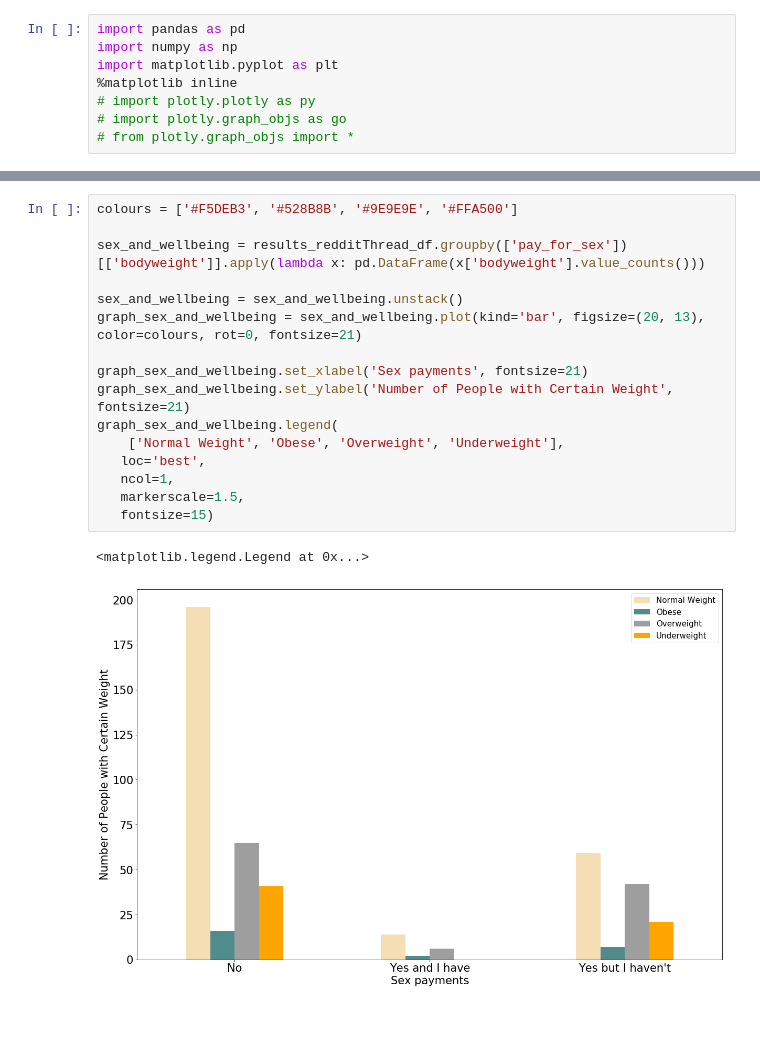
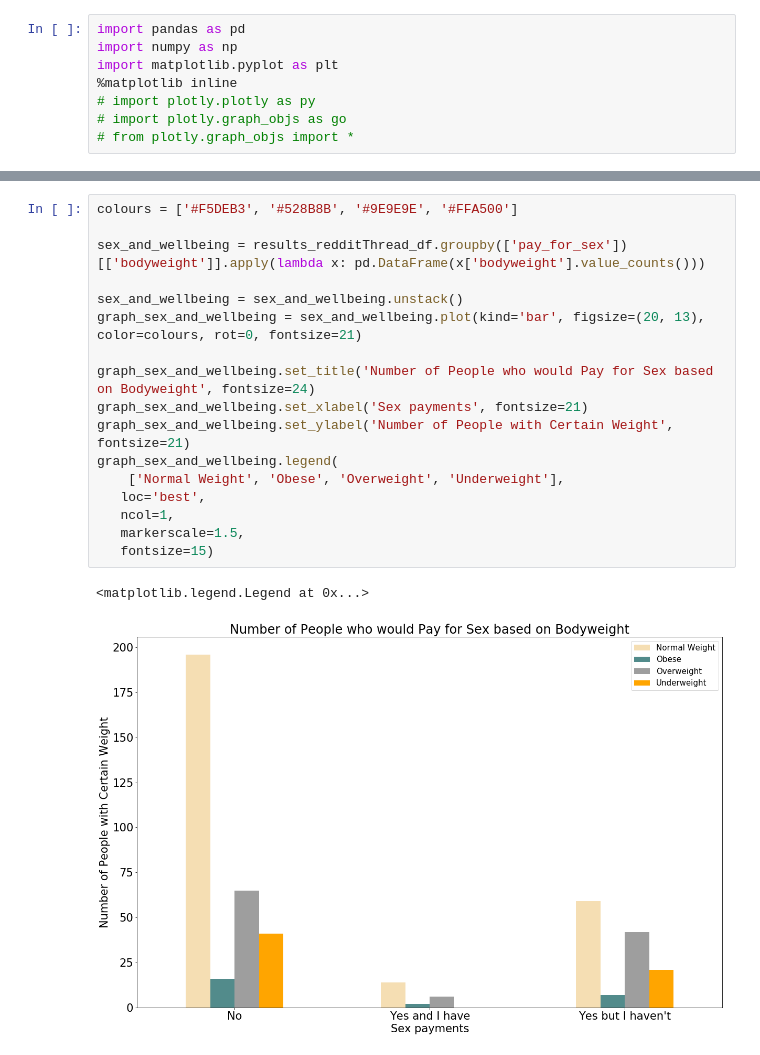
Before and after one commit to crushdig/Data-Science-In-Practice-Project, a Jupyter notebook: LB_project/notebooks/results/200_RQ2.ipynb, the cells around one changed output, grey strips where cells are left out. Drawn from its saved outputs; the diff is of its cells as text; blank space fills up the shorter version.

```diff
--- a/LB_project/notebooks/results/200_RQ2.ipynb
+++ b/LB_project/notebooks/results/200_RQ2.ipynb
@@ -74,19 +77,20 @@ graph_sex_and_wellbeing.legend(
 # %%
 colours = ['#F5DEB3', '#528B8B', '#9E9E9E', '#FFA500']
 
 sex_and_wellbeing = results_redditThread_df.groupby(['pay_for_sex'])[['bodyweight']].apply(lambda x: pd.DataFrame(x['bodyweight'].value_counts()))
 
 sex_and_wellbeing = sex_and_wellbeing.unstack()
 graph_sex_and_wellbeing = sex_and_wellbeing.plot(kind='bar', figsize=(20, 13), color=colours, rot=0, fontsize=21)
 
+graph_sex_and_wellbeing.set_title('Number of People who would Pay for Sex based on Bodyweight', fontsize=24)
 graph_sex_and_wellbeing.set_xlabel('Sex payments', fontsize=21)
 graph_sex_and_wellbeing.set_ylabel('Number of People with Certain Weight', fontsize=21)
 graph_sex_and_wellbeing.legend(
     ['Normal Weight', 'Obese', 'Overweight', 'Underweight'],
    loc='best',
    ncol=1,
    markerscale=1.5,
    fontsize=15)
 # %% [output]
 <matplotlib.legend.Legend at 0x...>
-[figure, old version]
+[figure, new version]
```
Also changed, not shown: parts of 3 cells of this notebook.
